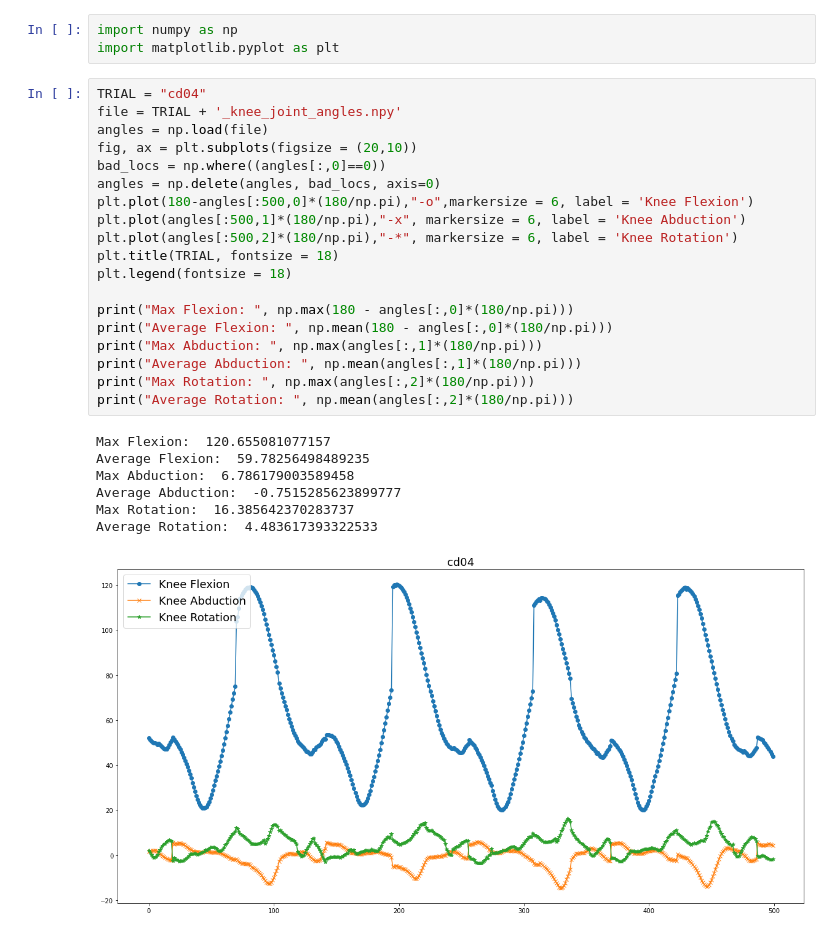
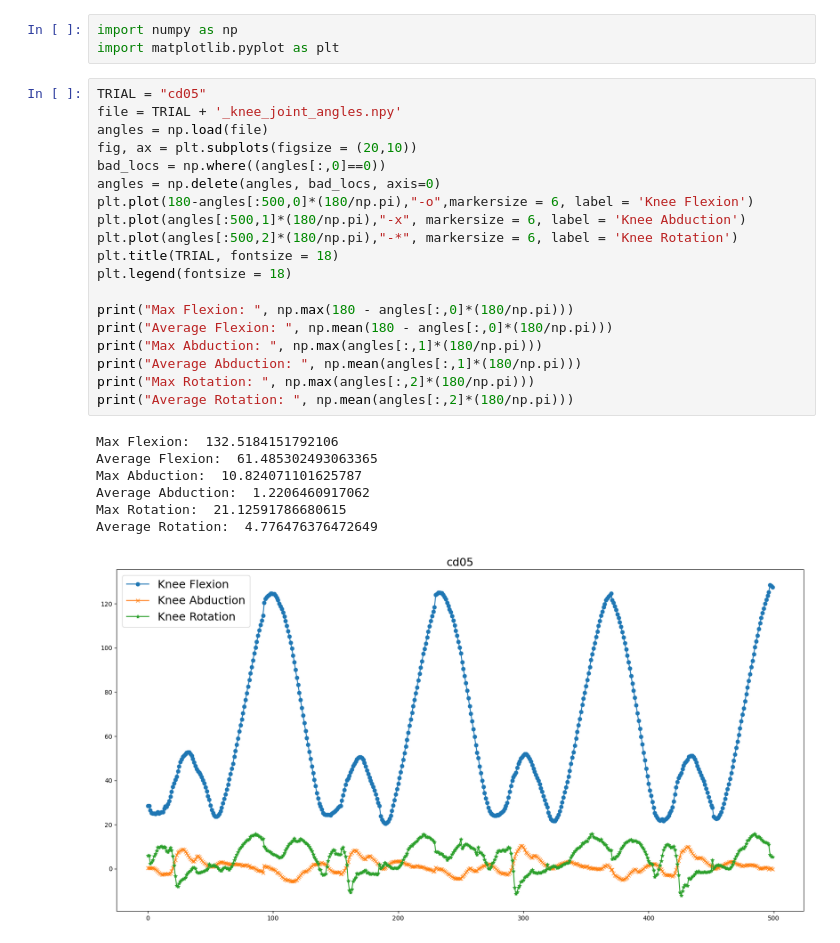
Before and after one commit to ajensen1234/joint-angle-modeling, a Jupyter notebook: joint-angle-modeling/testing.ipynb, the cells around one changed output. Drawn from its saved outputs; the diff is of its cells as text.

Commit message:
Fixed up final few figures and added to doc

```diff
--- a/joint-angle-modeling/testing.ipynb
+++ b/joint-angle-modeling/testing.ipynb
@@ -2,29 +2,29 @@
 import numpy as np
 import matplotlib.pyplot as plt
 # %%
-TRIAL = "cd04"
+TRIAL = "cd05"
 file = TRIAL + '_knee_joint_angles.npy'
 angles = np.load(file)
 fig, ax = plt.subplots(figsize = (20,10))
 bad_locs = np.where((angles[:,0]==0))
 angles = np.delete(angles, bad_locs, axis=0)
 plt.plot(180-angles[:500,0]*(180/np.pi),"-o",markersize = 6, label = 'Knee Flexion')
 plt.plot(angles[:500,1]*(180/np.pi),"-x", markersize = 6, label = 'Knee Abduction')
 plt.plot(angles[:500,2]*(180/np.pi),"-*", markersize = 6, label = 'Knee Rotation')
 plt.title(TRIAL, fontsize = 18)
 plt.legend(fontsize = 18)
 
 print("Max Flexion: ", np.max(180 - angles[:,0]*(180/np.pi)))
 print("Average Flexion: ", np.mean(180 - angles[:,0]*(180/np.pi)))
 print("Max Abduction: ", np.max(angles[:,1]*(180/np.pi)))
 print("Average Abduction: ", np.mean(angles[:,1]*(180/np.pi)))
 print("Max Rotation: ", np.max(angles[:,2]*(180/np.pi)))
 print("Average Rotation: ", np.mean(angles[:,2]*(180/np.pi)))
 # %% [output]
-Max Flexion:  120.655081077157
-Average Flexion:  59.78256498489235
-Max Abduction:  6.786179003589458
-Average Abduction:  -0.7515285623899777
-Max Rotation:  16.385642370283737
-Average Rotation:  4.483617393322533
+Max Flexion:  132.5184151792106
+Average Flexion:  61.485302493063365
+Max Abduction:  10.824071101625787
+Average Abduction:  1.2206460917062
+Max Rotation:  21.12591786680615
+Average Rotation:  4.776476376472649
-[figure, old version]
+[figure, new version]
```
Also changed, not shown: 7 other files.
